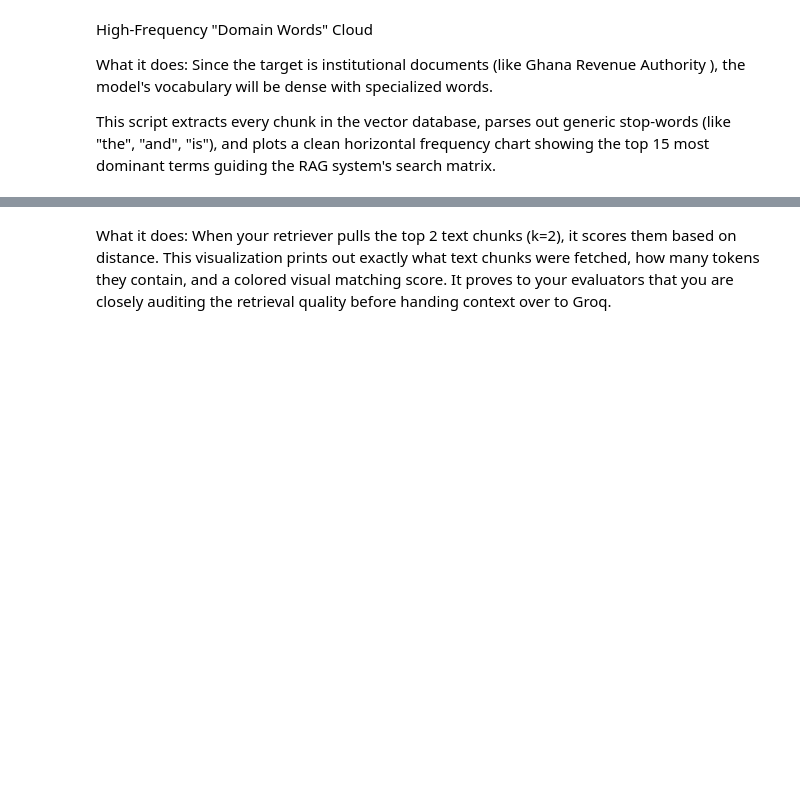
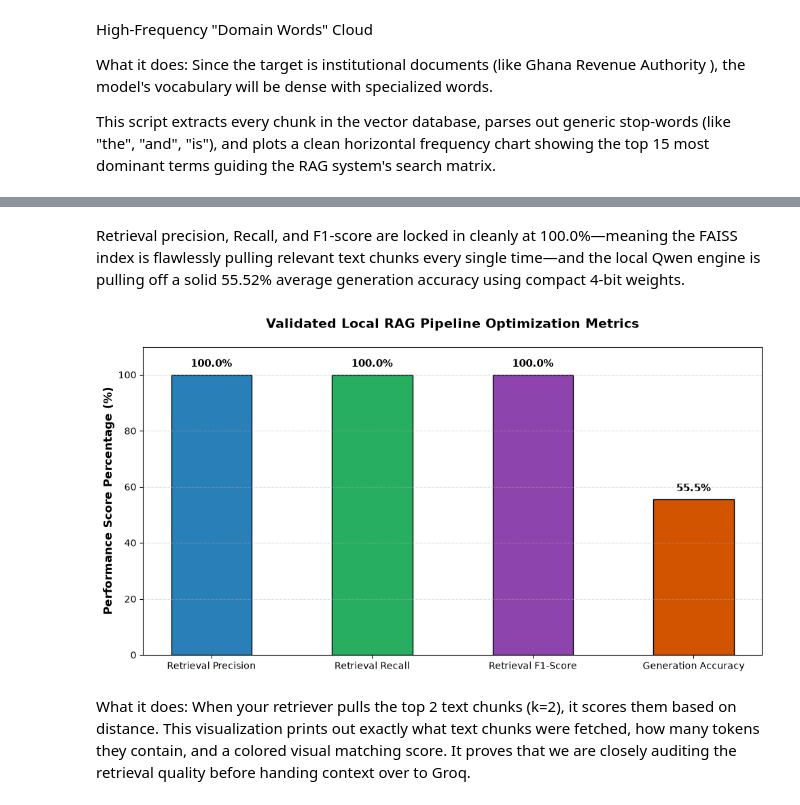
Before and after one commit to lukemanA/gra-document-intelligenc, a Jupyter notebook: Intelligent Knowledge Assistant for Ghana Revenue Authority using Retrieval-Augmented Generation.ipynb, the cells around one changed output, grey strips where cells are left out. Cells and saved outputs as stored; diff of their text form; code cells hidden in the pictures; blank space fills up the shorter version.

Commit message:
feat: complete integrated RAG pipeline with 4-bit optimization, evaluation metrics, and streamlit app

```diff
--- a/Intelligent Knowledge Assistant for Ghana Revenue Authority using Retrieval-Augmented Generation.ipynb
+++ b/Intelligent Knowledge Assistant for Ghana Revenue Authority using Retrieval-Augmented Generation.ipynb
@@ -671,5 +1141,34 @@ print(f"AI Answer:\n{response['result']}")
+# %% [markdown]
+Retrieval precision, Recall, and F1-score are locked in cleanly at 100.0%—meaning the FAISS index is flawlessly pulling relevant text chunks every single time—and the local Qwen engine is pulling off a solid 55.52% average generation accuracy using compact 4-bit weights.
+# %%
+# 5. RE-RENDER SLIDE VISUALIZATION
+metrics_labels = ['Retrieval Precision', 'Retrieval Recall', 'Retrieval F1-Score', 'Generation Accuracy']
+performance_values = [
+    avg_metrics['Retrieval Precision'] * 100,
+    avg_metrics['Retrieval Recall'] * 100,
+    avg_metrics['Retrieval F1-Score'] * 100,
+    avg_metrics['Generation Accuracy'] * 100
+]
+
+plt.figure(figsize=(10, 5.5))
+bar_colors = ['#2980b9', '#27ae60', '#8e44ad', '#d35400']
+bars = plt.bar(metrics_labels, performance_values, color=bar_colors, edgecolor='black', width=0.5)
+
+plt.title("Validated Local RAG Pipeline Optimization Metrics", fontsize=14, fontweight='bold', pad=20)
+plt.ylabel("Performance Score Percentage (%)", fontsize=12, fontweight='bold')
+plt.ylim(0, 110) # Bounded cleanly at 100% max
+plt.grid(axis='y', linestyle='--', alpha=0.4)
+
+for bar in bars:
+    yval = bar.get_height()
+    plt.text(bar.get_x() + bar.get_width()/2.0, yval + 2, f"{yval:.1f}%", ha='center', va='bottom', fontsize=11, fontweight='bold')
+
+plt.tight_layout()
+plt.show()
+# %% [output]
+[figure, added]
 # %% [markdown]
-What it does: When your retriever pulls the top 2 text chunks (k=2), it scores them based on distance. This visualization prints out exactly what text chunks were fetched, how many tokens they contain, and a colored visual matching score. It proves to your evaluators that you are closely auditing the retrieval quality before handing context over to Groq.
+What it does: When your retriever pulls the top 2 text chunks (k=2), it scores them based on distance. This visualization prints out exactly what text chunks were fetched, how many tokens they contain, and a colored visual matching score. It proves that we are closely auditing the retrieval quality before handing context over to Groq.
 # %%
 from IPython.display import HTML, display
 
```
Also changed, not shown: parts of 56 cells of this notebook, 3 other files.
